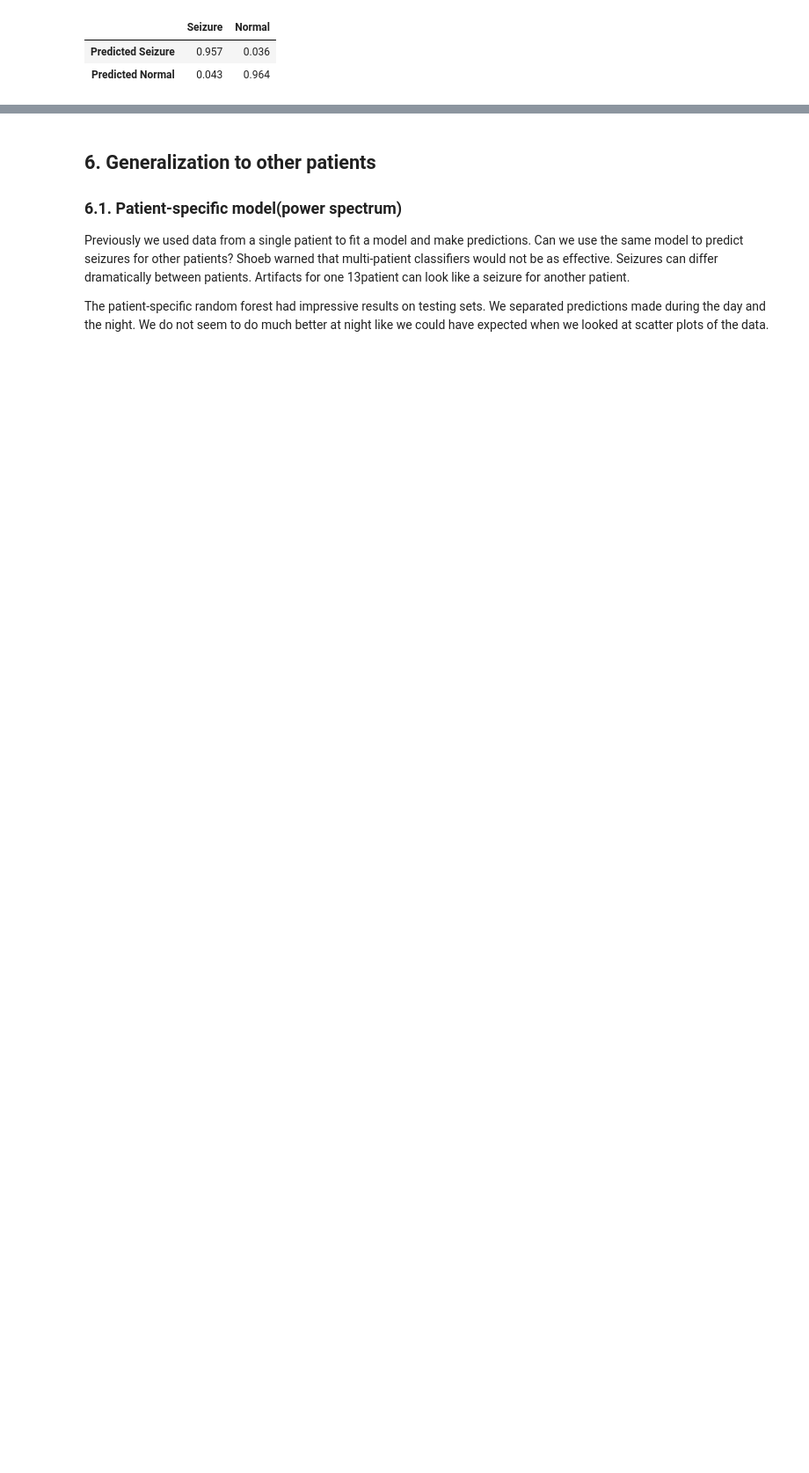
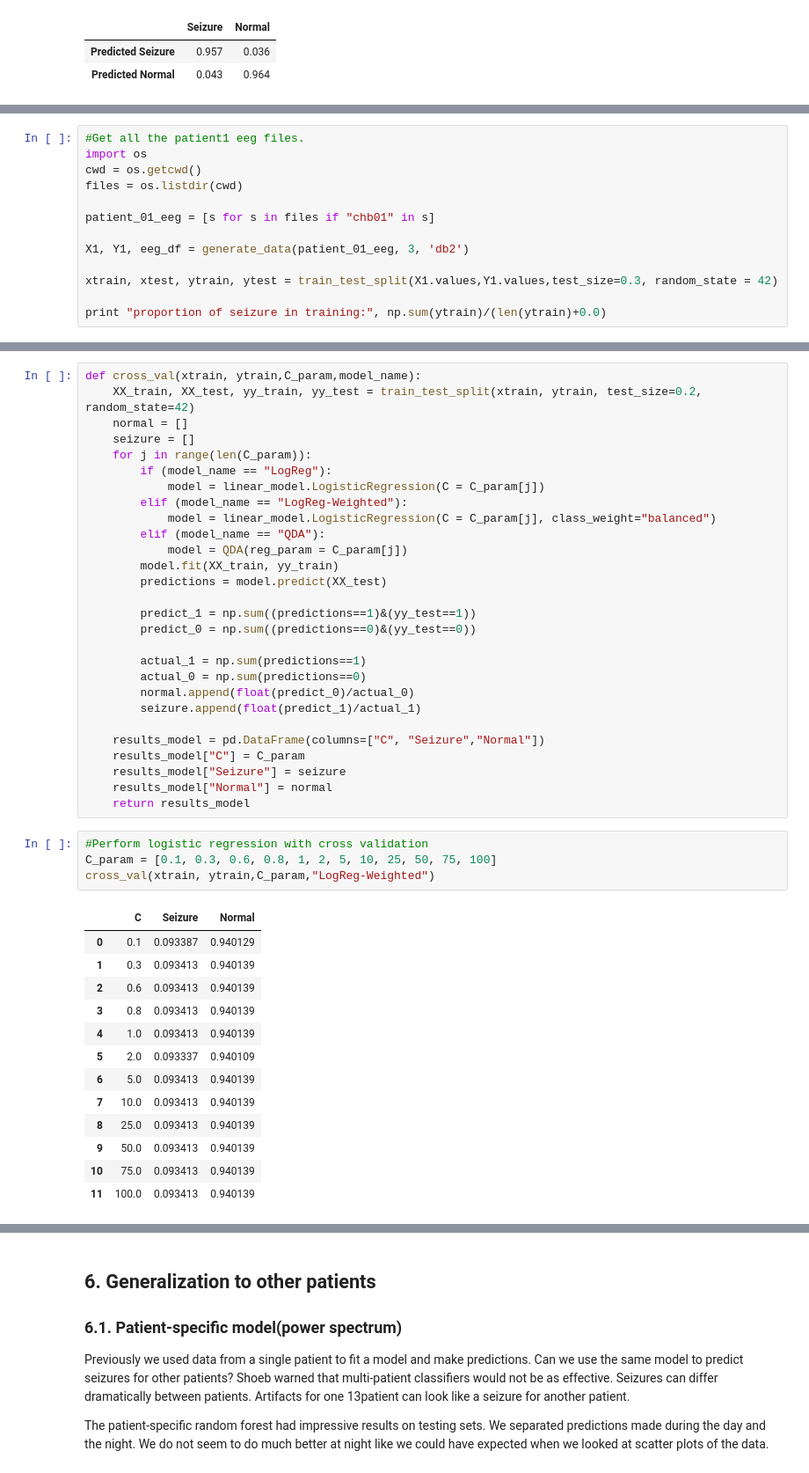
Before and after one commit to stiwarih/hssyp, a Jupyter notebook: project/Bend_Kumar_Smadja_Tiwari_CS109A_Detecting_Seizures.ipynb, the cells around one changed output, grey strips where cells are left out. Shown at 88% size. Cells and saved outputs as stored; diff of their text form; blank space fills up the shorter version.

```diff
--- a/project/Bend_Kumar_Smadja_Tiwari_CS109A_Detecting_Seizures.ipynb
+++ b/project/Bend_Kumar_Smadja_Tiwari_CS109A_Detecting_Seizures.ipynb
@@ -877,0 +955,13 @@ trees and maximum depth as 5.
+# %%
+#Get all the patient1 eeg files.
+import os
+cwd = os.getcwd()
+files = os.listdir(cwd)
+
+patient_01_eeg = [s for s in files if "chb01" in s]
+
+X1, Y1, eeg_df = generate_data(patient_01_eeg, 3, 'db2')
+
+xtrain, xtest, ytrain, ytest = train_test_split(X1.values,Y1.values,test_size=0.3, random_state = 42)
+
+print "proportion of seizure in training:", np.sum(ytrain)/(len(ytrain)+0.0)
@@ -877,0 +972,46 @@ trees and maximum depth as 5.
+# %%
+def cross_val(xtrain, ytrain,C_param,model_name):
+    XX_train, XX_test, yy_train, yy_test = train_test_split(xtrain, ytrain, test_size=0.2, random_state=42)
+    normal = []
+    seizure = []
+    for j in range(len(C_param)):
+        if (model_name == "LogReg"):
+            model = linear_model.LogisticRegression(C = C_param[j])
+        elif (model_name == "LogReg-Weighted"):
+            model = linear_model.LogisticRegression(C = C_param[j], class_weight="balanced")
+        elif (model_name == "QDA"):
+            model = QDA(reg_param = C_param[j])
+        model.fit(XX_train, yy_train)
+        predictions = model.predict(XX_test)
+
+        predict_1 = np.sum((predictions==1)&(yy_test==1))
+        predict_0 = np.sum((predictions==0)&(yy_test==0))
+
+        actual_1 = np.sum(predictions==1)
+        actual_0 = np.sum(predictions==0)
+        normal.append(float(predict_0)/actual_0)
+        seizure.append(float(predict_1)/actual_1)
+
+    results_model = pd.DataFrame(columns=["C", "Seizure","Normal"])
+    results_model["C"] = C_param
+    results_model["Seizure"] = seizure
+    results_model["Normal"] = normal
+    return results_model
+# %%
+#Perform logistic regression with cross validation
+C_param = [0.1, 0.3, 0.6, 0.8, 1, 2, 5, 10, 25, 50, 75, 100]
+cross_val(xtrain, ytrain,C_param,"LogReg-Weighted")
+# %% [output]
+|  | C | Seizure | Normal |
+| 0 | 0.1 | 0.093387 | 0.940129 |
+| 1 | 0.3 | 0.093413 | 0.940139 |
+| 2 | 0.6 | 0.093413 | 0.940139 |
+| 3 | 0.8 | 0.093413 | 0.940139 |
+| 4 | 1.0 | 0.093413 | 0.940139 |
+| 5 | 2.0 | 0.093337 | 0.940109 |
+| 6 | 5.0 | 0.093413 | 0.940139 |
+| 7 | 10.0 | 0.093413 | 0.940139 |
+| 8 | 25.0 | 0.093413 | 0.940139 |
+| 9 | 50.0 | 0.093413 | 0.940139 |
+| 10 | 75.0 | 0.093413 | 0.940139 |
+| 11 | 100.0 | 0.093413 | 0.940139 |
```
Also changed, not shown: parts of 35 cells of this notebook.
